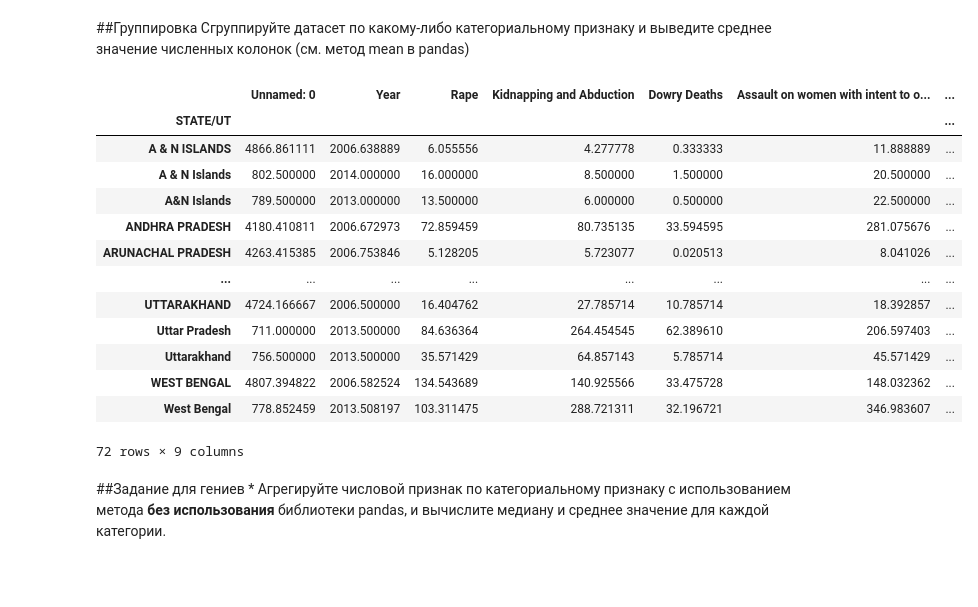
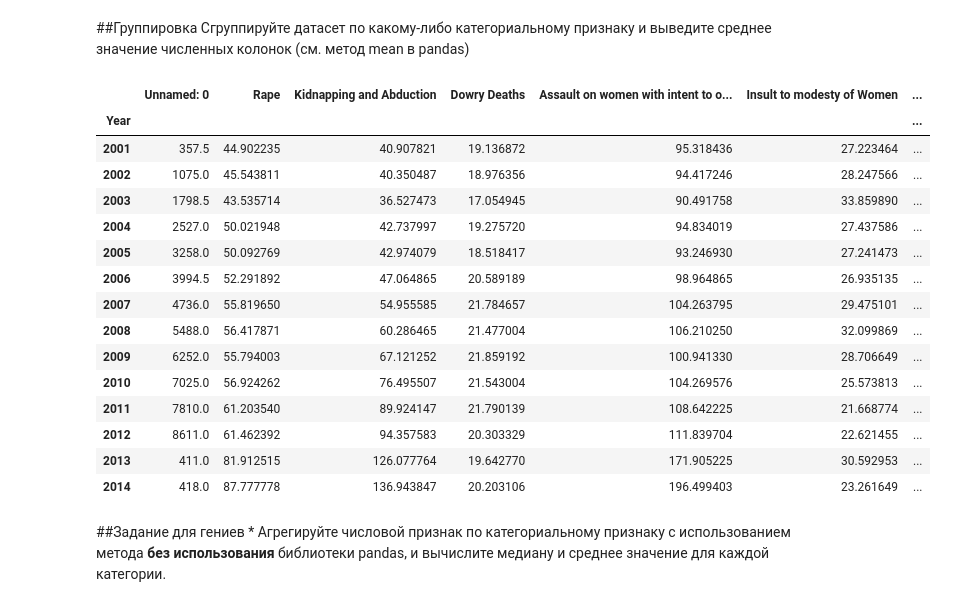
Before and after one commit to TN1928/machinescreatemachines, a Jupyter notebook: Копия_блокнота_"Задание_1_ipynb".ipynb, the cells around one changed output. Saved outputs shown, nothing was run; the diff lists cells and outputs as text; code cells hidden in the pictures; blank space fills up the shorter version.

```diff
--- a/Копия_блокнота_"Задание_1_ipynb".ipynb
+++ b/Копия_блокнота_"Задание_1_ipynb".ipynb
@@ -170,24 +170,26 @@ df[df["Kidnapping and Abduction"] > 100]
 ##Группировка
 Сгруппируйте датасет по какому-либо категориальному признаку и выведите среднее значение численных колонок (см. метод mean в pandas)
 # %%
-df.groupby('STATE/UT').mean(numeric_only=True)
+df.groupby('Year').mean(numeric_only=True)
 
 #Группировка
 # %% [output]
-|  | Unnamed: 0 | Year | Rape | Kidnapping and Abduction | Dowry Deaths | Assault on women with intent to o... | ... |
-| STATE/UT |  |  |  |  |  |  | ... |
-| A & N ISLANDS | 4866.861111 | 2006.638889 | 6.055556 | 4.277778 | 0.333333 | 11.888889 | ... |
-| A & N Islands | 802.500000 | 2014.000000 | 16.000000 | 8.500000 | 1.500000 | 20.500000 | ... |
-| A&N Islands | 789.500000 | 2013.000000 | 13.500000 | 6.000000 | 0.500000 | 22.500000 | ... |
-| ANDHRA PRADESH | 4180.410811 | 2006.672973 | 72.859459 | 80.735135 | 33.594595 | 281.075676 | ... |
-| ARUNACHAL PRADESH | 4263.415385 | 2006.753846 | 5.128205 | 5.723077 | 0.020513 | 8.041026 | ... |
-| ... | ... | ... | ... | ... | ... | ... | ... |
-| UTTARAKHAND | 4724.166667 | 2006.500000 | 16.404762 | 27.785714 | 10.785714 | 18.392857 | ... |
-| Uttar Pradesh | 711.000000 | 2013.500000 | 84.636364 | 264.454545 | 62.389610 | 206.597403 | ... |
-| Uttarakhand | 756.500000 | 2013.500000 | 35.571429 | 64.857143 | 5.785714 | 45.571429 | ... |
-| WEST BENGAL | 4807.394822 | 2006.582524 | 134.543689 | 140.925566 | 33.475728 | 148.032362 | ... |
-| West Bengal | 778.852459 | 2013.508197 | 103.311475 | 288.721311 | 32.196721 | 346.983607 | ... |
+|  | Unnamed: 0 | Rape | Kidnapping and Abduction | Dowry Deaths | Assault on women with intent to o... | Insult to modesty of Women | ... |
+| Year |  |  |  |  |  |  | ... |
+| 2001 | 357.5 | 44.902235 | 40.907821 | 19.136872 | 95.318436 | 27.223464 | ... |
+| 2002 | 1075.0 | 45.543811 | 40.350487 | 18.976356 | 94.417246 | 28.247566 | ... |
+| 2003 | 1798.5 | 43.535714 | 36.527473 | 17.054945 | 90.491758 | 33.859890 | ... |
+| 2004 | 2527.0 | 50.021948 | 42.737997 | 19.275720 | 94.834019 | 27.437586 | ... |
+| 2005 | 3258.0 | 50.092769 | 42.974079 | 18.518417 | 93.246930 | 27.241473 | ... |
+| 2006 | 3994.5 | 52.291892 | 47.064865 | 20.589189 | 98.964865 | 26.935135 | ... |
+| 2007 | 4736.0 | 55.819650 | 54.955585 | 21.784657 | 104.263795 | 29.475101 | ... |
+| 2008 | 5488.0 | 56.417871 | 60.286465 | 21.477004 | 106.210250 | 32.099869 | ... |
+| 2009 | 6252.0 | 55.794003 | 67.121252 | 21.859192 | 100.941330 | 28.706649 | ... |
+| 2010 | 7025.0 | 56.924262 | 76.495507 | 21.543004 | 104.269576 | 25.573813 | ... |
+| 2011 | 7810.0 | 61.203540 | 89.924147 | 21.790139 | 108.642225 | 21.668774 | ... |
+| 2012 | 8611.0 | 61.462392 | 94.357583 | 20.303329 | 111.839704 | 22.621455 | ... |
+| 2013 | 411.0 | 81.912515 | 126.077764 | 19.642770 | 171.905225 | 30.592953 | ... |
+| 2014 | 418.0 | 87.777778 | 136.943847 | 20.203106 | 196.499403 | 23.261649 | ... |
-72 rows × 9 columns
 # %% [markdown]
 ##Задание для гениев *
 Агрегируйте числовой признак по категориальному признаку с использованием метода **без использования** библиотеки pandas, и вычислите медиану и среднее значение для каждой категории.
```
Also changed, not shown: parts of 1 cell of this notebook.
